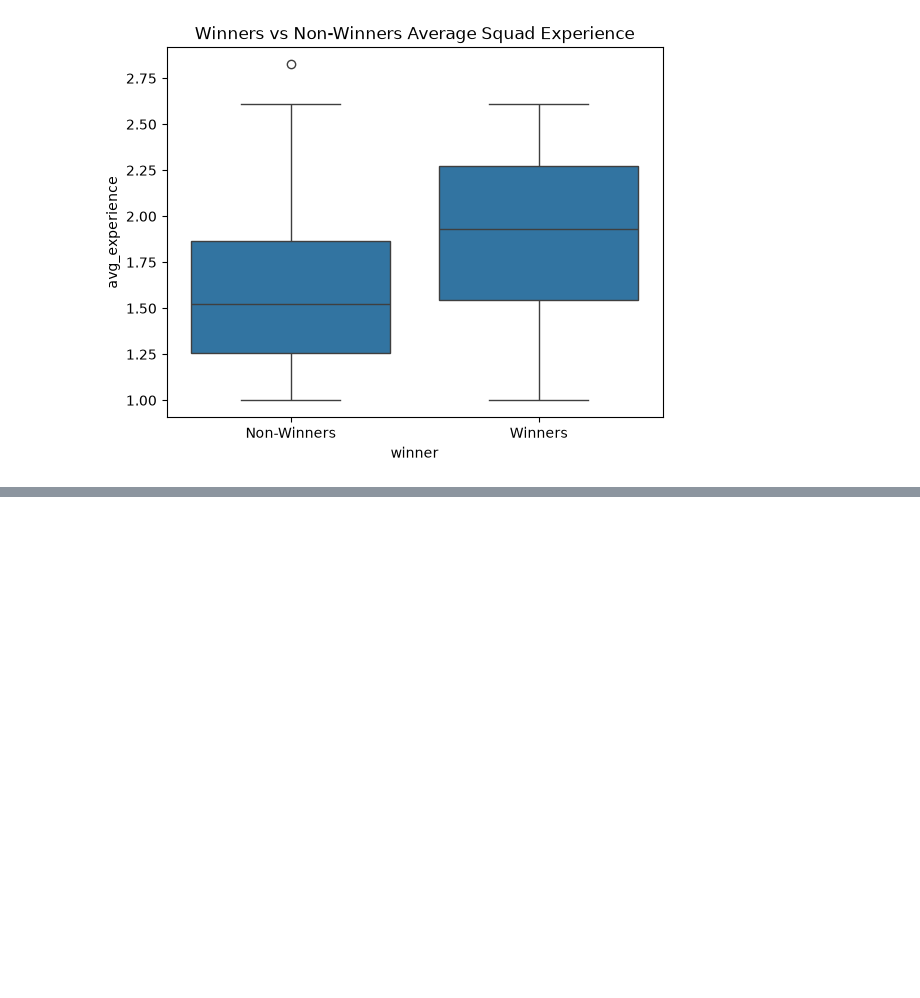
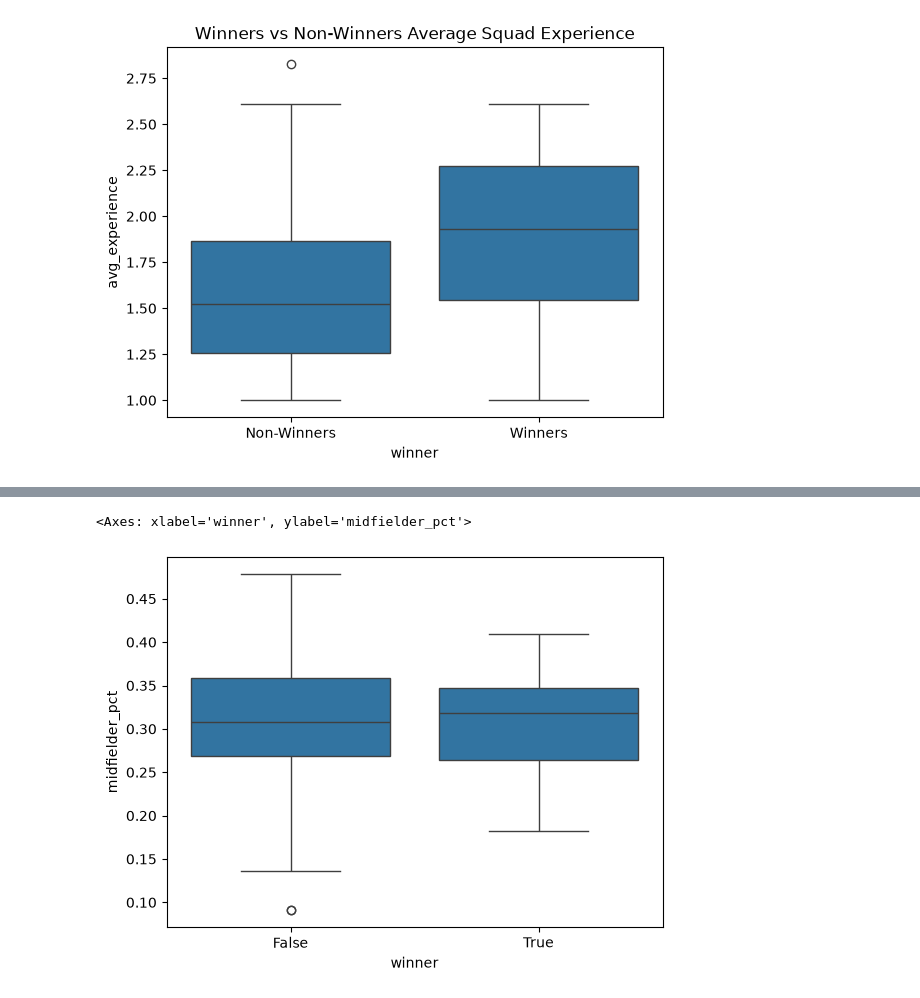
Before and after one commit to bev-amin/fifa-data-science, a Jupyter notebook: notebooks/01-exploration.ipynb, the cells around one changed output, grey strips where cells are left out. Cells and saved outputs as stored; diff of their text form; code cells hidden in the pictures; blank space fills up the shorter version.

```diff
--- a/notebooks/01-exploration.ipynb
+++ b/notebooks/01-exploration.ipynb
@@ -2114,0 +2200,7 @@ plt.scatter(squad_exp_perform['max_performance'], squad_exp_perform['avg_experie
+# %%
+''' Position makeup of winners vs non-winners '''
+
+sns.boxplot(data=squad_exp_perform, x='winner', y='midfielder_pct')
+# %% [output]
+<Axes: xlabel='winner', ylabel='midfielder_pct'>
+[figure, added]
```
Also changed, not shown: parts of 38 cells of this notebook.
